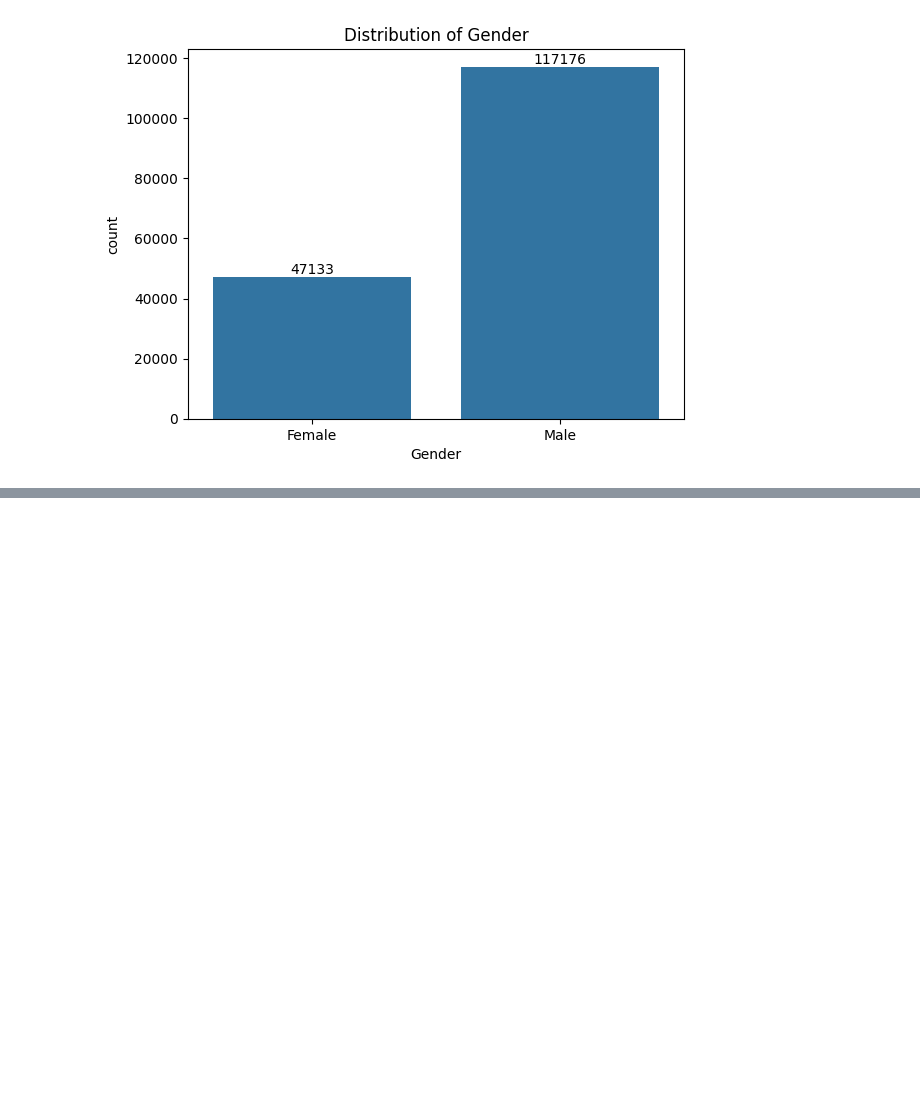
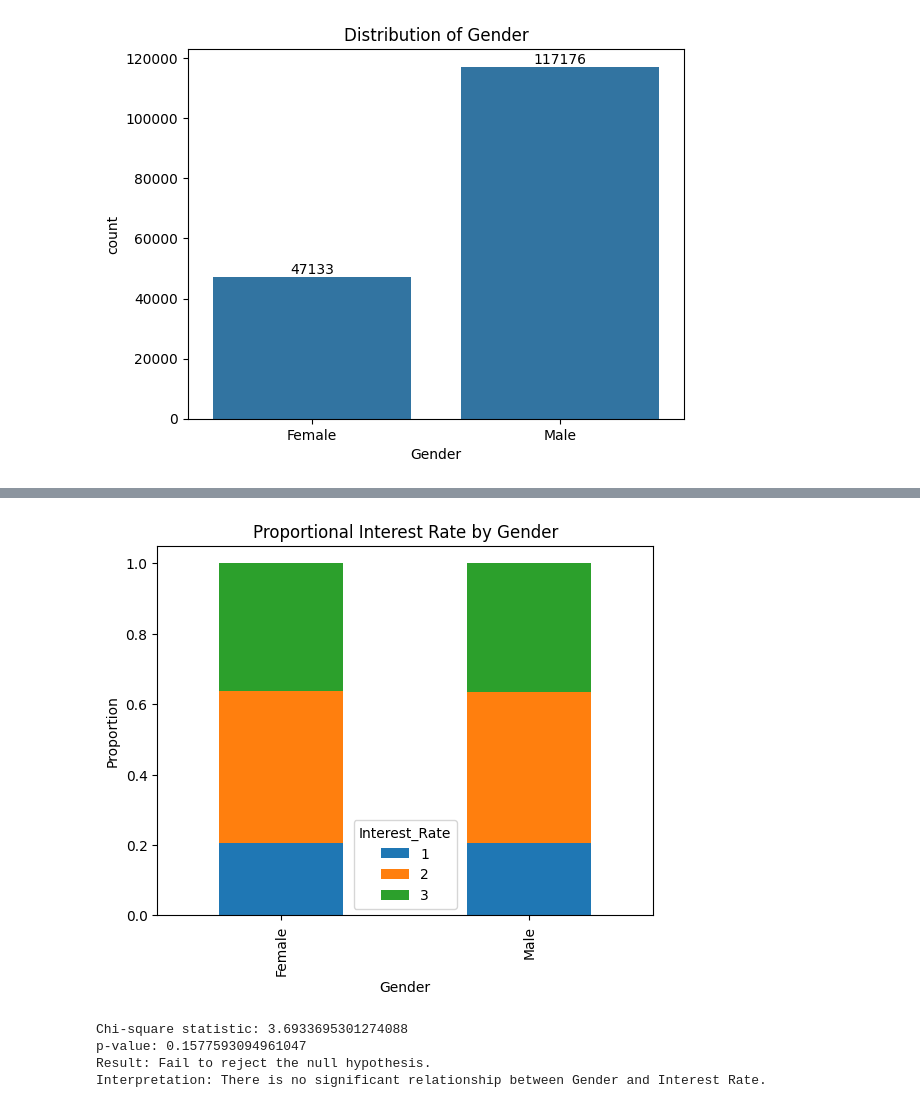
Before and after one commit to ka1817/Interest-Rate-Category-Prediction-Using-Supervised-Learning, a Jupyter notebook: notebook/eda.ipynb, the cells around one changed output, grey strips where cells are left out. Saved outputs shown, nothing was run; the diff lists cells and outputs as text; code cells hidden in the pictures; blank space fills up the shorter version.

```diff
--- a/notebook/eda.ipynb
+++ b/notebook/eda.ipynb
@@ -549,0 +566,30 @@ Text(0.5, 1.0, 'Distribution of Gender')
+# %%
+crosstab = pd.crosstab(df['Gender'], df['Interest_Rate'], normalize='index')
+crosstab.plot(kind='bar', stacked=True)
+plt.title("Proportional Interest Rate by Gender")
+plt.ylabel("Proportion")
+plt.show()
+# %% [output]
+[figure, added]
+# %%
+from scipy.stats import chi2_contingency
+
+table = pd.crosstab(df['Gender'], df['Interest_Rate'])
+chi2, p, dof, expected = chi2_contingency(table)
+
+print("Chi-square statistic:", chi2)
+print("p-value:", p)
+
+alpha = 0.05
+
+if p < alpha:
+    print("Result: Reject the null hypothesis.")
+    print("Interpretation: There is a significant relationship between Gender and Interest Rate.")
+else:
+    print("Result: Fail to reject the null hypothesis.")
+    print("Interpretation: There is no significant relationship between Gender and Interest Rate.")
+# %% [output]
+Chi-square statistic: 3.6933695301274088
+p-value: 0.1577593094961047
+Result: Fail to reject the null hypothesis.
+Interpretation: There is no significant relationship between Gender and Interest Rate.
```
Also changed, not shown: parts of 28 cells of this notebook, 3 other files.
